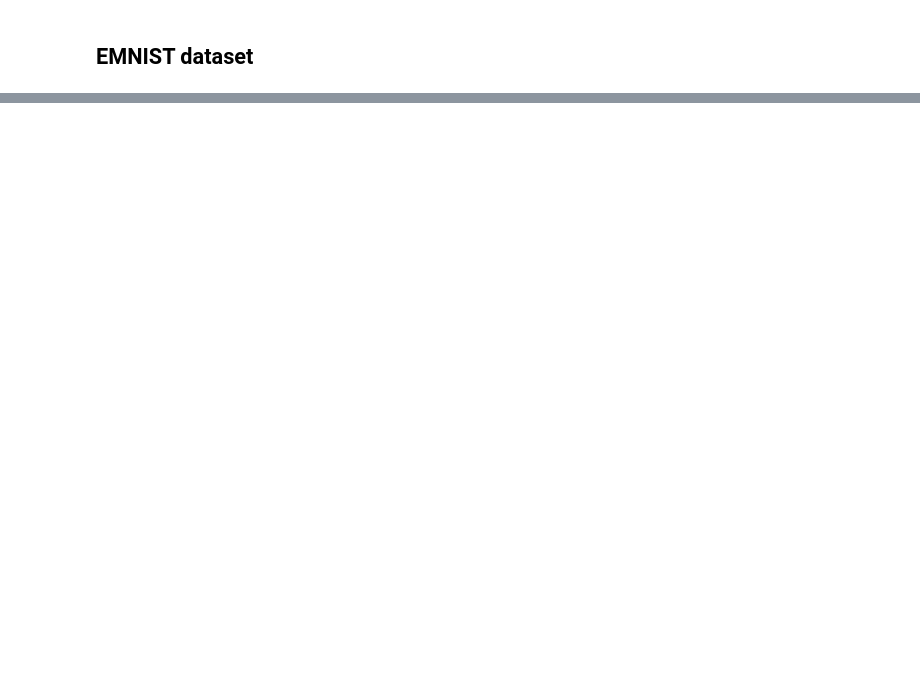
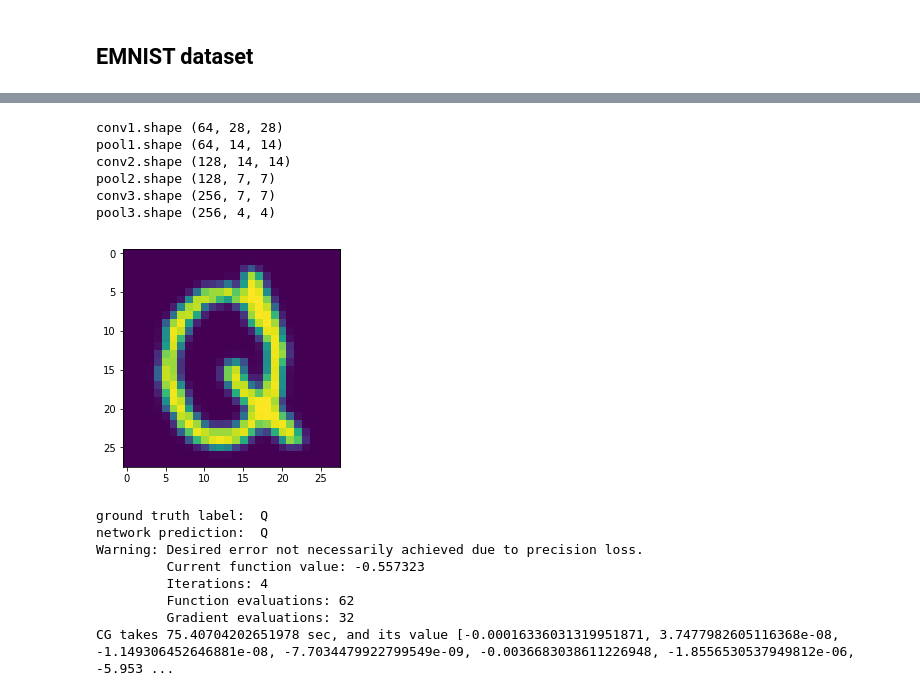
Before and after one commit to joyivan/influence-function-cntk, a Jupyter notebook: scripts/inverse_hvp_emnist.ipynb, the cells around one changed output, grey strips where cells are left out. Saved outputs shown, nothing was run; the diff lists cells and outputs as text; code cells hidden in the pictures; blank space fills up the shorter version.

```diff
--- a/scripts/inverse_hvp_emnist.ipynb
+++ b/scripts/inverse_hvp_emnist.ipynb
@@ -411,0 +665,70 @@ print('it takes {} sec, and its value {}'.format(time.time()-t1, IF_cg))
+# %%
+# sort training examples by IF measure and check result
+
+# 1: v_test^T * v_train
+# 2: v_cg^T * v_train
+# 3: v_se^T * v_train
+
+# emnist dataset
+root_dir = '/Data/emnist/balanced/original'
+
+# sample size
+trainval_list, anno_dict = dataset.read_data_subset(root_dir, mode='train1', sample_size=100)
+test_list, _ = dataset.read_data_subset(root_dir, mode='validation1', sample_size=100)
+
+with open('/Data/emnist/balanced/original/annotation/annotation1_wp_0.3.json','r') as fid:
+    noisy_anno_dict = json.load(fid)
+
+train_set = dataset.LazyDataset(root_dir, trainval_list, noisy_anno_dict)
+test_set = dataset.LazyDataset(root_dir, test_list, anno_dict)
+
+# emnist network
+from models.nn import VGG as ConvNet
+
+hp_d = dict() # hyperparameters for a network
+net = ConvNet(train_set.__getitem__(0)[0].shape, len(anno_dict['classes']), **hp_d)
+net.logits.restore('/Data/checkpts/noisy/model_fold_1_trainval_ratio_1.0.dnn')
+params = net.logits.parameters
+
+img_test, lb_test = test_set.__getitem__(1)
+show_image_from_data(img_test)
+v_test = net.loss.grad({net.X:img_test, net.y:lb_test}, wrt=params)
+
+print('ground truth label: ', anno_dict['classes'][str(np.argmax(lb_test))])
+print('network prediction: ', anno_dict['classes'][str(np.argmax(net.logits.eval({net.X:img_test})))])
+
+# influence functions
+
+# the solution which is converged properly can be found within 10 iterations, otherwise does not converge
+t1 = time.time()
+ihvp_cg = get_inverse_hvp_cg(net, net.loss, v_test, train_set,**{'damping':0.01, 'maxiter':10})
+IF_cg = IF_val(net, ihvp_cg, train_set)
+print('CG takes {} sec, and its value {}'.format(time.time()-t1, IF_cg))
+
+IF_vec = IF_val(net, v_test, train_set)
+
+# t1 = time.time()
+# ihvp_ncg = get_inverse_hvp_ncg(net, net.loss, v_test, train_set,**{'damping':0.1, 'maxiter':3})
+# IF_ncg = IF_val(net, ihvp_ncg, train_set)
+# print('NCG takes {} sec, and its value {}'.format(time.time()-t1, IF_ncg))
+
+# t1 = time.time()
+# ihvp_se = get_inverse_hvp_se(net, net.loss, v_test, train_set,**{'scale':1e5, 'damping':0.1, 'verbose':False})
+# IF_se = IF_val(net, ihvp_se, train_set)
+# print('SE takes {} sec'.format(time.time()-t1))
+# %% [output]
+conv1.shape (64, 28, 28)
+pool1.shape (64, 14, 14)
+conv2.shape (128, 14, 14)
+pool2.shape (128, 7, 7)
+conv3.shape (256, 7, 7)
+pool3.shape (256, 4, 4)
+[figure, added]
+ground truth label:  Q
+network prediction:  Q
+Warning: Desired error not necessarily achieved due to precision loss.
+         Current function value: -0.557323
+         Iterations: 4
+         Function evaluations: 62
+         Gradient evaluations: 32
+CG takes 75.40704202651978 sec, and its value [-0.00016336031319951871, 3.7477982605116368e-08, -1.149306452646881e-08, -7.7034479922799549e-09, -0.0036683038611226948, -1.8556530537949812e-06, -5.953 ...
```
Also changed, not shown: parts of 32 cells of this notebook, 11 other files.
